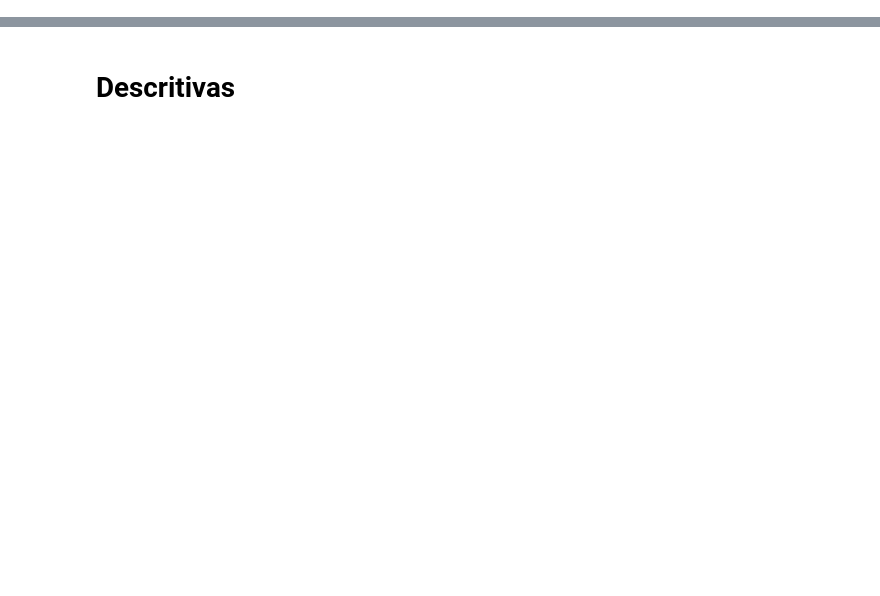
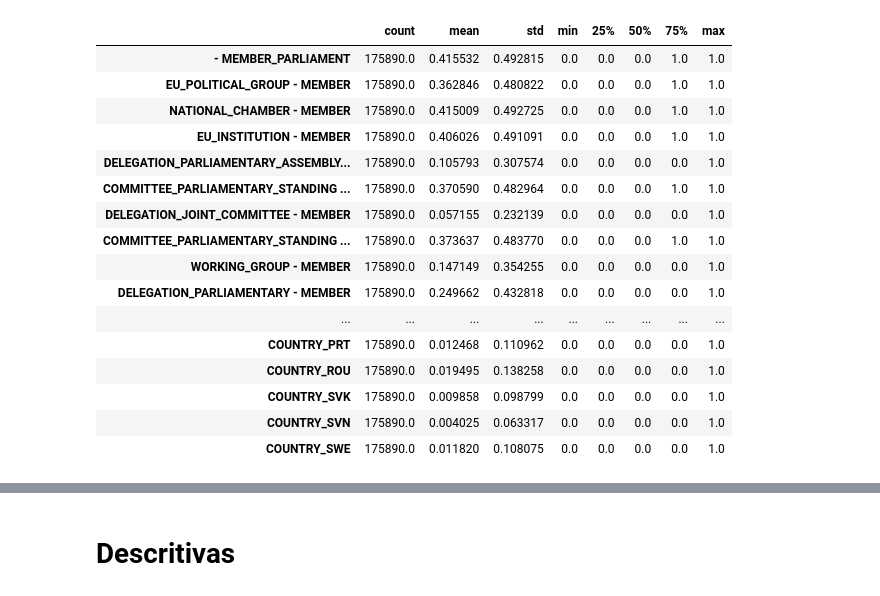
Before and after one commit to AcacioTelechi/thesis-lobbying-effects, a Jupyter notebook: 3.4_panel_data_w_topics.ipynb, the cells around one changed output, grey strips where cells are left out. Saved outputs shown, nothing was run; the diff lists cells and outputs as text; code cells hidden in the pictures; blank space fills up the shorter version.

Commit message:
feat: update panel data notebook with execution count adjustments, data loading for meetings, MEPs, and questions, and removal of unnecessary cells for improved clarity and analysis

```diff
--- a/3.4_panel_data_w_topics.ipynb
+++ b/3.4_panel_data_w_topics.ipynb
@@ -8,7 +8,22 @@ import matplotlib.pyplot as plt
 import seaborn as sns
 
 import numpy as np
+# %%
+pd.set_option("display.max_rows", 250)
 # %%
 df_meetings = pd.read_csv("./data/gold/panel_data_meetings_Ym_v020701.csv")
+del df_meetings["Y-w"]
+df_meetings.set_index(["member_id", "Y-m"], inplace=True)
+
+
+
 df_meps = pd.read_csv("./data/gold/panel_data_meps_Ym_v020702.csv")
+del df_meps["Y-w"]
+df_meps.set_index(["member_id", "Y-m"], inplace=True)
+
+
+
 df_questions = pd.read_csv("./data/gold/panel_data_questions_Ym_v020703.csv")
+del df_questions["Y-w"]
+df_questions.rename(columns={"creator": "member_id"}, inplace=True)
+df_questions.set_index(["member_id", "Y-m"], inplace=True)
@@ -14,0 +43,20 @@ df_questions = pd.read_csv("./data/gold/panel_data_questions_Ym_v020703.csv")
+# %%
+df_meps.describe().T
+# %% [output]
+|  | count | mean | std | min | 25% | 50% | 75% | max |
+| - MEMBER_PARLIAMENT | 175890.0 | 0.415532 | 0.492815 | 0.0 | 0.0 | 0.0 | 1.0 | 1.0 |
+| EU_POLITICAL_GROUP - MEMBER | 175890.0 | 0.362846 | 0.480822 | 0.0 | 0.0 | 0.0 | 1.0 | 1.0 |
+| NATIONAL_CHAMBER - MEMBER | 175890.0 | 0.415009 | 0.492725 | 0.0 | 0.0 | 0.0 | 1.0 | 1.0 |
+| EU_INSTITUTION - MEMBER | 175890.0 | 0.406026 | 0.491091 | 0.0 | 0.0 | 0.0 | 1.0 | 1.0 |
+| DELEGATION_PARLIAMENTARY_ASSEMBLY... | 175890.0 | 0.105793 | 0.307574 | 0.0 | 0.0 | 0.0 | 0.0 | 1.0 |
+| COMMITTEE_PARLIAMENTARY_STANDING ... | 175890.0 | 0.370590 | 0.482964 | 0.0 | 0.0 | 0.0 | 1.0 | 1.0 |
+| DELEGATION_JOINT_COMMITTEE - MEMBER | 175890.0 | 0.057155 | 0.232139 | 0.0 | 0.0 | 0.0 | 0.0 | 1.0 |
+| COMMITTEE_PARLIAMENTARY_STANDING ... | 175890.0 | 0.373637 | 0.483770 | 0.0 | 0.0 | 0.0 | 1.0 | 1.0 |
+| WORKING_GROUP - MEMBER | 175890.0 | 0.147149 | 0.354255 | 0.0 | 0.0 | 0.0 | 0.0 | 1.0 |
+| DELEGATION_PARLIAMENTARY - MEMBER | 175890.0 | 0.249662 | 0.432818 | 0.0 | 0.0 | 0.0 | 0.0 | 1.0 |
+| ... | ... | ... | ... | ... | ... | ... | ... | ... |
+| COUNTRY_PRT | 175890.0 | 0.012468 | 0.110962 | 0.0 | 0.0 | 0.0 | 0.0 | 1.0 |
+| COUNTRY_ROU | 175890.0 | 0.019495 | 0.138258 | 0.0 | 0.0 | 0.0 | 0.0 | 1.0 |
+| COUNTRY_SVK | 175890.0 | 0.009858 | 0.098799 | 0.0 | 0.0 | 0.0 | 0.0 | 1.0 |
+| COUNTRY_SVN | 175890.0 | 0.004025 | 0.063317 | 0.0 | 0.0 | 0.0 | 0.0 | 1.0 |
+| COUNTRY_SWE | 175890.0 | 0.011820 | 0.108075 | 0.0 | 0.0 | 0.0 | 0.0 | 1.0 |
```
Also changed, not shown: parts of 21 cells of this notebook.
